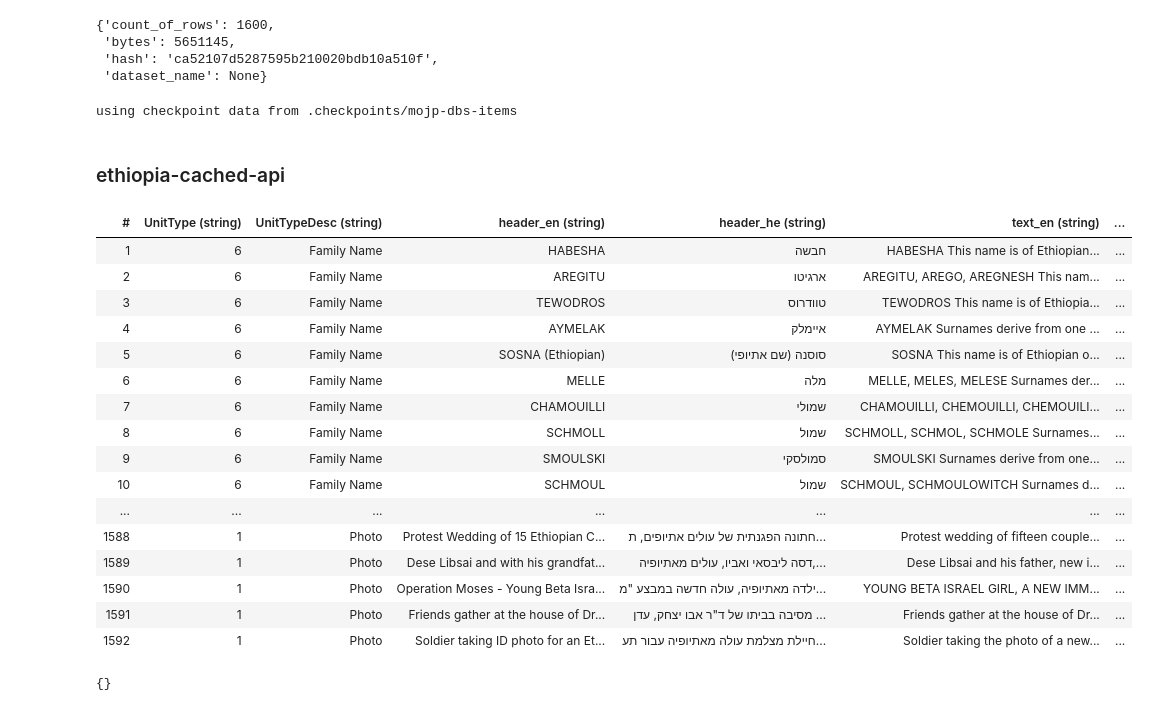
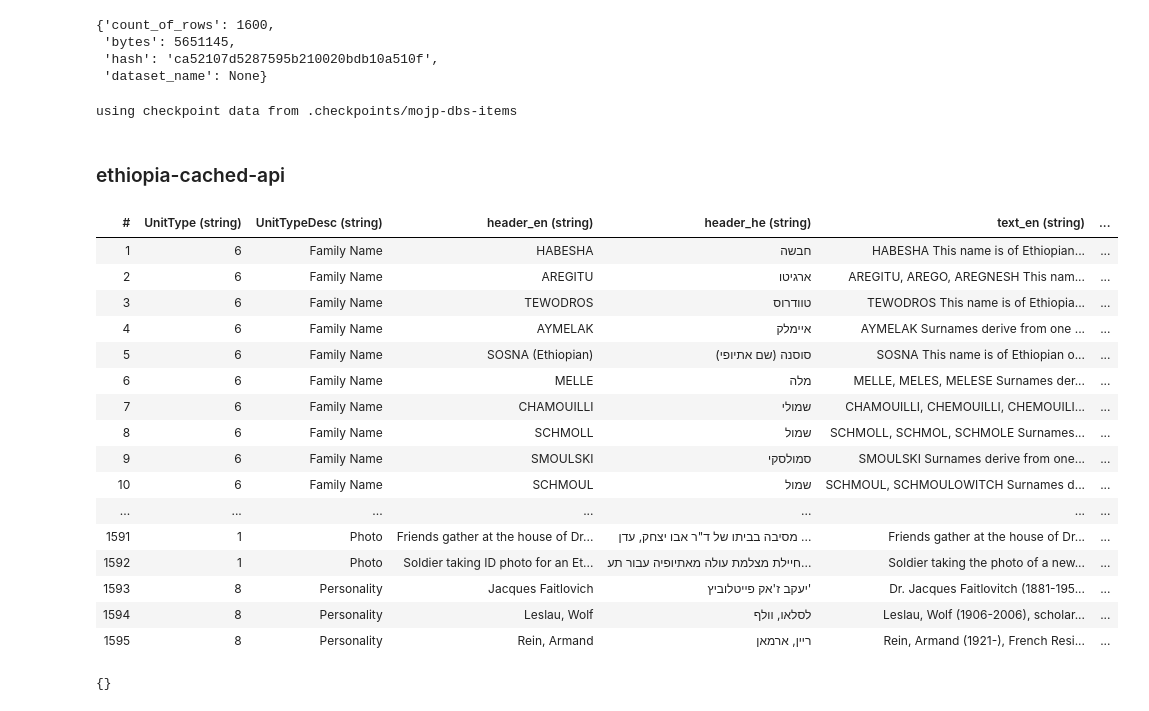
Before and after one commit to Beit-Hatfutsot/jewish-spotlight, a Jupyter notebook: get data from mojp-dbs.ipynb, the cells around one changed output. Cells and saved outputs as stored; diff of their text form; code cells hidden in the pictures.

Commit message:
fix timelines, add luminaries, remove credit text, load more for names,

```diff
--- a/get data from mojp-dbs.ipynb
+++ b/get data from mojp-dbs.ipynb
@@ -61,6 +61,11 @@ checkpoint saved: mojp-dbs-items
 # %%
 from dataflows import Flow, checkpoint, printer
 from jewish_spotlight_dataflows.cached_apis import dump_cached_api
+
+
+SKIP_EN_SLUGS = [
+    'luminary_weizman-ezer'
+]
 
 
 def get_ethiopia_cached_api(package):
@@ -79,14 +84,16 @@ def get_ethiopia_cached_api(package):
     def _get_url_from_slug(lang, slug):
         if slug:
             collection, slug = slug.split('_')
-            lang = 'he/' if lang == 'he' else ''
-            return f'https://dbs.bh.org.il/{lang}{collection}/{slug}'
+            if lang == 'he':
+                return f'https://dbs.bh.org.il/he/{slug}/{collection}'
+            else:
+                return f'https://dbs.bh.org.il/{collection}/{slug}'
         else:
             return None
 
     def _process_rows(rows):
         for row in rows:
-            if rows.res.name in ['familyNames', 'photoUnits']:
+            if rows.res.name in ['familyNames', 'photoUnits', 'personalities']:
                 preview_image_url = None
                 image_urls = []
                 for picture in row['Pictures']:
@@ -97,54 +104,55 @@ def get_ethiopia_cached_api(package):
                         if picture.get('IsPreview') == '1':
                             preview_image_url = picture_url
                 slug_en, slug_he = row['Slug'].get('En'), row['Slug'].get('He')
-                cached_api_rows[row['UnitId']] = {
-                    'UnitType': row['UnitType'],
-                    'UnitTypeDesc': row['UnitTypeDesc'],
-                    'header_en': row['Header']['En'],
-                    'header_he': row['Header']['He'],
-                    'text_en': row['UnitText1']['En'],
-                    'text_he': row['UnitText1']['He'],
-                    'slug_en': slug_en,
-                    'slug_he': slug_he,
-                    'video_url': row.get('video_url'),
-                    'main_image_url': row.get('main_image_url'),
-                    'preview_image_url': preview_image_url,
-                    'image_urls': image_urls,
-                    'item_url_he': _get_url_from_slug('he', slug_he),
-                    'item_url_en': _get_url_from_slug('en', slug_en)
-                }
+                if slug_en not in SKIP_EN_SLUGS:
+                    cached_api_rows[row['UnitId']] = {
+                        'UnitType': row['UnitType'],
+                        'UnitTypeDesc': row['UnitTypeDesc'],
+                        'header_en': row['Header']['En'],
+                        'header_he': row['Header']['He'],
+                        'text_en': row['UnitText1']['En'],
+                        'text_he': row['UnitText1']['He'],
+                        'slug_en': slug_en,
+                        'slug_he': slug_he,
+                        'video_url': row.get('video_url'),
+                        'main_image_url': row.get('main_image_url'),
+                        'preview_image_url': preview_image_url,
+                        'image_urls': image_urls,
+                        'item_url_he': _get_url_from_slug('he', slug_he),
+                        'item_url_en': _get_url_from_slug('en', slug_en)
+                    }
             yield row
 
     yield package.pkg
     for rows in package:
         yield _process_rows(rows)
     yield (r for r in cached_api_rows.values())
 
 
 Flow(
     checkpoint('mojp-dbs-items'),
     get_ethiopia_cached_api,
     printer(tablefmt='html', resources=['ethiopia-cached-api']),
     dump_cached_api('ethiopia-cached-api', 'bhjs-content/places/ethiopia/cached-api.php'),
 ).process()[1]
 # %% [output]
 using checkpoint data from .checkpoints/mojp-dbs-items
 ethiopia-cached-api
 | # | UnitType (string) | UnitTypeDesc (string) | header_en (string) | header_he (string) | text_en (string) | ... |
 | 1 | 6 | Family Name | HABESHA | חבשה | HABESHA This name is of Ethiopian... | ... |
 | 2 | 6 | Family Name | AREGITU | ארגיטו | AREGITU, AREGO, AREGNESH This nam... | ... |
 | 3 | 6 | Family Name | TEWODROS | טוודרוס | TEWODROS This name is of Ethiopia... | ... |
 | 4 | 6 | Family Name | AYMELAK | איימלק | AYMELAK Surnames derive from one ... | ... |
 | 5 | 6 | Family Name | SOSNA (Ethiopian) | סוסנה (שם אתיופי) | SOSNA This name is of Ethiopian o... | ... |
 | 6 | 6 | Family Name | MELLE | מלה | MELLE, MELES, MELESE Surnames der... | ... |
 | 7 | 6 | Family Name | CHAMOUILLI | שמולי | CHAMOUILLI, CHEMOUILLI, CHEMOUILI... | ... |
 | 8 | 6 | Family Name | SCHMOLL | שמול | SCHMOLL, SCHMOL, SCHMOLE Surnames... | ... |
 | 9 | 6 | Family Name | SMOULSKI | סמולסקי | SMOULSKI Surnames derive from one... | ... |
 | 10 | 6 | Family Name | SCHMOUL | שמול | SCHMOUL, SCHMOULOWITCH Surnames d... | ... |
 | ... | ... | ... | ... | ... | ... | ... |
-| 1588 | 1 | Photo | Protest Wedding of 15 Ethiopian C... | חתונה הפגנתית של עולים אתיופים, ת... | Protest wedding of fifteen couple... | ... |
-| 1589 | 1 | Photo | Dese Libsai and with his grandfat... | דסה ליבסאי ואביו, עולים מאתיופיה,... | Dese Libsai and his father, new i... | ... |
-| 1590 | 1 | Photo | Operation Moses - Young Beta Isra... | ילדה מאתיופיה, עולה חדשה במבצע "מ... | YOUNG BETA ISRAEL GIRL, A NEW IMM... | ... |
 | 1591 | 1 | Photo | Friends gather at the house of Dr... | מסיבה בביתו של ד"ר אבו יצחק, עדן ... | Friends gather at the house of Dr... | ... |
 | 1592 | 1 | Photo | Soldier taking ID photo for an Et... | חיילת מצלמת עולה מאתיופיה עבור תע... | Soldier taking the photo of a new... | ... |
+| 1593 | 8 | Personality | Jacques Faitlovich | יעקב ז'אק פייטלוביץ' | Dr. Jacques Faitlovitch (1881-195... | ... |
+| 1594 | 8 | Personality | Leslau, Wolf | לסלאו, וולף | Leslau, Wolf (1906-2006), scholar... | ... |
+| 1595 | 8 | Personality | Rein, Armand | ריין, ארמאן | Rein, Armand (1921-), French Resi... | ... |
 {}
```
Also changed, not shown: 8 other files.
